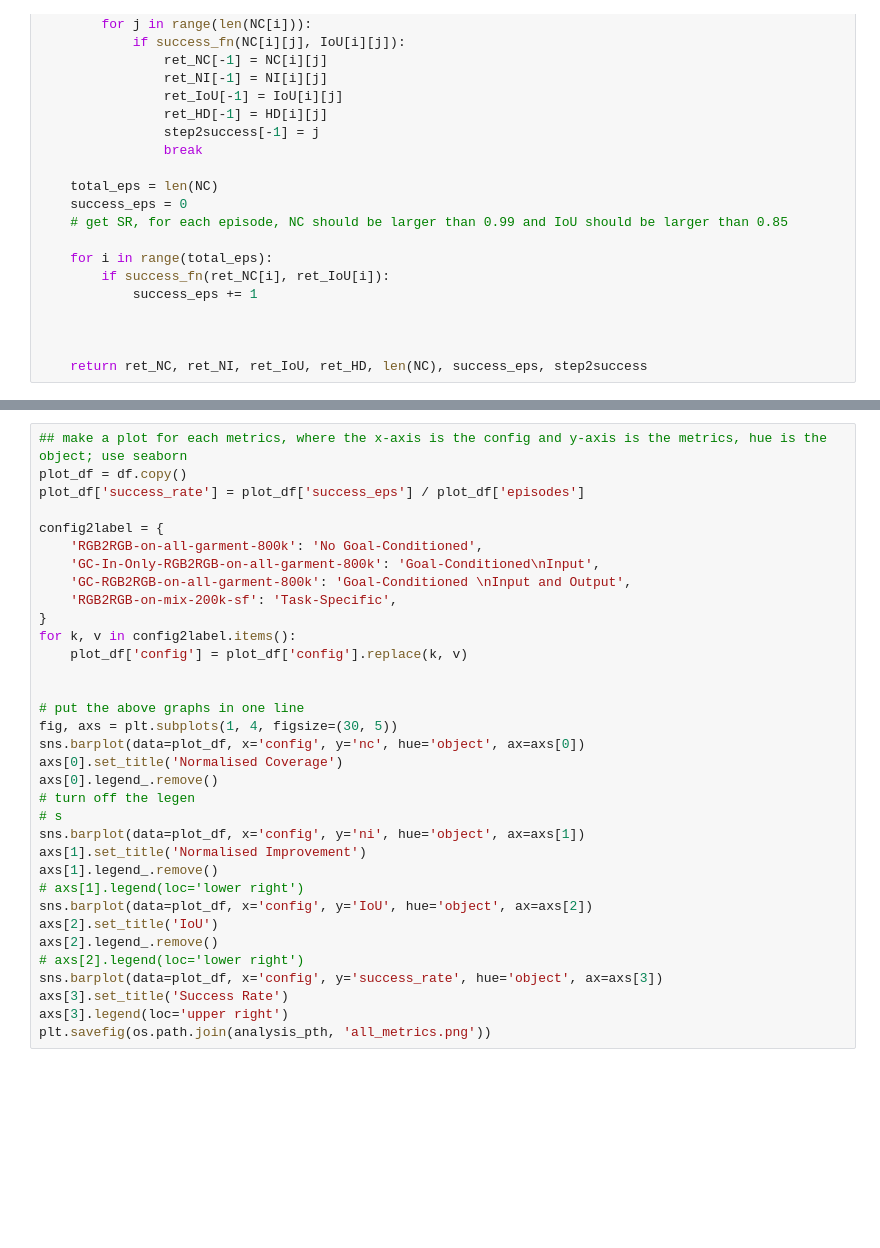
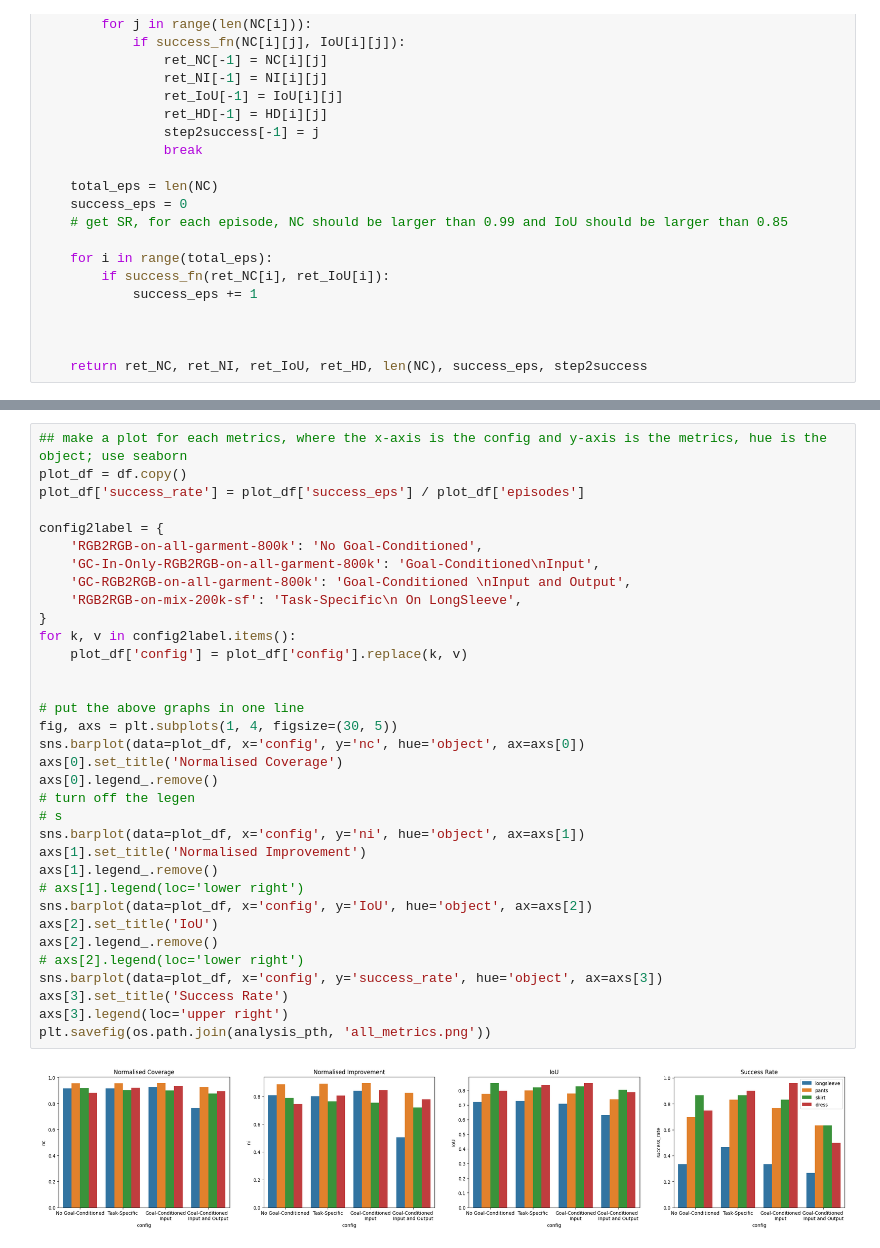
Before and after one commit to st-cortex-lab/LaGarNet, a Jupyter notebook: analysis/sim_task_performance.ipynb, the cells around one changed output, grey strips where cells are left out. Saved outputs shown, nothing was run; the diff lists cells and outputs as text; blank space fills up the shorter version.

```diff
--- a/analysis/sim_task_performance.ipynb
+++ b/analysis/sim_task_performance.ipynb
@@ -262,31 +297,33 @@ plot_df = df.copy()
 plot_df['success_rate'] = plot_df['success_eps'] / plot_df['episodes']
 
 config2label = {
     'RGB2RGB-on-all-garment-800k': 'No Goal-Conditioned',
     'GC-In-Only-RGB2RGB-on-all-garment-800k': 'Goal-Conditioned\nInput',
     'GC-RGB2RGB-on-all-garment-800k': 'Goal-Conditioned \nInput and Output',
-    'RGB2RGB-on-mix-200k-sf': 'Task-Specific',
+    'RGB2RGB-on-mix-200k-sf': 'Task-Specific\n On LongSleeve',
 }
 for k, v in config2label.items():
     plot_df['config'] = plot_df['config'].replace(k, v)
 
 
 # put the above graphs in one line
 fig, axs = plt.subplots(1, 4, figsize=(30, 5))
 sns.barplot(data=plot_df, x='config', y='nc', hue='object', ax=axs[0])
 axs[0].set_title('Normalised Coverage')
 axs[0].legend_.remove()
 # turn off the legen
 # s
 sns.barplot(data=plot_df, x='config', y='ni', hue='object', ax=axs[1])
 axs[1].set_title('Normalised Improvement')
 axs[1].legend_.remove()
 # axs[1].legend(loc='lower right')
 sns.barplot(data=plot_df, x='config', y='IoU', hue='object', ax=axs[2])
 axs[2].set_title('IoU')
 axs[2].legend_.remove()
 # axs[2].legend(loc='lower right')
 sns.barplot(data=plot_df, x='config', y='success_rate', hue='object', ax=axs[3])
 axs[3].set_title('Success Rate')
 axs[3].legend(loc='upper right')
 plt.savefig(os.path.join(analysis_pth, 'all_metrics.png'))
+# %% [output]
+[figure, added]
```
Also changed, not shown: parts of 1 cell of this notebook, 4 other files.
